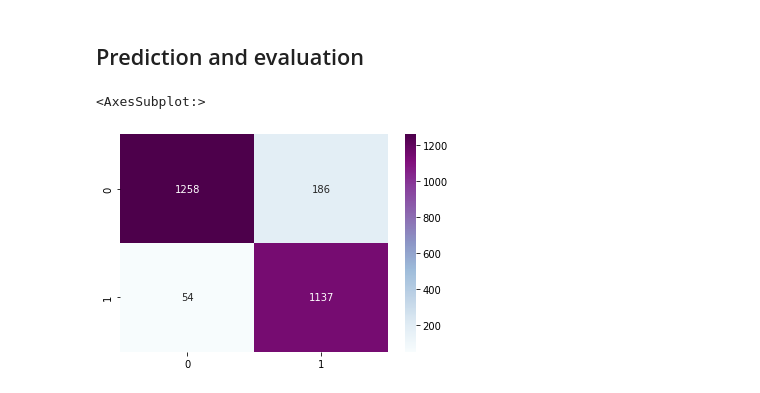
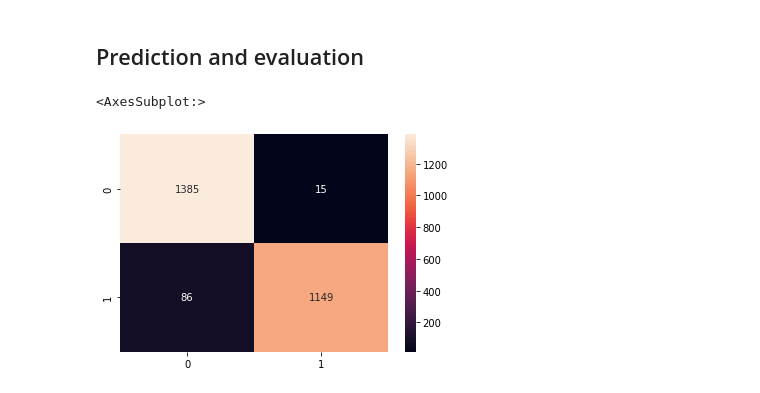
Before and after one commit to daniels-kb/svm-spam-detection, a Jupyter notebook: svm-spam-detection.ipynb, the cells around one changed output. Saved outputs shown, nothing was run; the diff lists cells and outputs as text; code cells hidden in the pictures.

```diff
--- a/svm-spam-detection.ipynb
+++ b/svm-spam-detection.ipynb
@@ -139,17 +150,16 @@ df['Label'].replace(1, 'spam', inplace=True)
 x = df["EmailText"]
 y = df["Label"]
 
-x_train, x_test, y_train, y_test = train_test_split(x, y, test_size=0.25, shuffle=True, random_state=42)
+x_train, x_test, y_train, y_test = train_test_split(x, y, test_size=0.25, random_state=0)
 # %% [markdown]
 ## Feature Extraction
 
 Term frequency-inverse document frequency is proven to improve text classification ([see Jing et al](https://ieeexplore.ieee.org/abstract/document/1174522) and [Guo et al](https://www.sciencedirect.com/science/article/abs/pii/S0925231219310276)). Tf-idf vectoriser transforms each email into a sparse matrix of numerical representations of weight of words. This conversion makes it easier for a learning model to pick up on the information an email holds, as it deals with overall document weightage of a word. Its alternative, `CountVectorizer` only counts the number of times a word appears in the document which results in bias in favour of most frequent words. This way, it ends up ignoring rare words which could have helped in processing our data more efficiently.
 # %%
 cv = TfidfVectorizer()
-x_train = cv.fit_transform(x_train)
-x_test = cv.fit_transform(x_test)
+features = cv.fit_transform(x_train)
 
 # No of rows and the length of all tfidf vectors
-x_train.shape
-# each row a <1x39653 sparse matrix of type '<class 'numpy.float64'>' 	with 9 stored elements in Compressed Sparse Row format>
+features.shape
+# features[0] returns <1x39653 sparse matrix of type '<class 'numpy.float64'>' 	with 9 stored elements in Compressed Sparse Row format>
 # %% [output]
@@ -167,6 +166,0 @@ Principal Component Analysis aims to reduce the feature space while preserving i
-# %%
-decomposer = TruncatedSVD(n_components=15)
-x_train = decomposer.fit_transform(x_train)
-x_test = decomposer.fit_transform(x_test)
-
-x_train.shape
@@ -186,10 +167,10 @@ x_train.shape
 # %% [markdown]
 ## Build and train the model
 # %%
-tuned_parameters = {'kernel': ['linear', 'poly', 'rbf', 'sigmoid'], 'gamma': [1e-2, 1e-3, 1e-4],'C': [1, 10, 100, 1000]}
+tuned_parameters1 = {'kernel': ['linear', 'poly', 'rbf', 'sigmoid'], 'gamma': [1e-3, 1e-4],'C': [1, 100, 1000]}
 model = GridSearchCV(svm.SVC(), tuned_parameters)
-model.fit(x_train, y_train)
+model.fit(features, y_train)
 
 # Training accuracy
-model.score(x_train, y_train)
+model.score(cv.transform(x_train), y_train)
 # %% [output]
@@ -202,14 +183,14 @@ model.best_params_
 # %% [markdown]
 ## Prediction and evaluation
 # %%
-y_pred = model.predict(x_test)
+y_pred = model.predict(cv.transform(x_test))
 
-# Show confusion matrix, i.e. all TN TP FN FP where 0 is ham and 1 is spam
+# Show confusion matrix, i.e. all TN TP FN FP
 cf_matrix = confusion_matrix(y_test, y_pred)
-sns.heatmap(cf_matrix, annot=True, cmap='BuPu', fmt='d')
+sns.heatmap(cf_matrix, annot=True, fmt='d')
 # %% [output]
 <AxesSubplot:>
-[figure, old version]
+[figure, new version]
 # %%
 # Classification report includes recall, precision, F1 score
 classification_report(y_test, y_pred)
```
Also changed, not shown: parts of 12 cells of this notebook, 7 other files.
